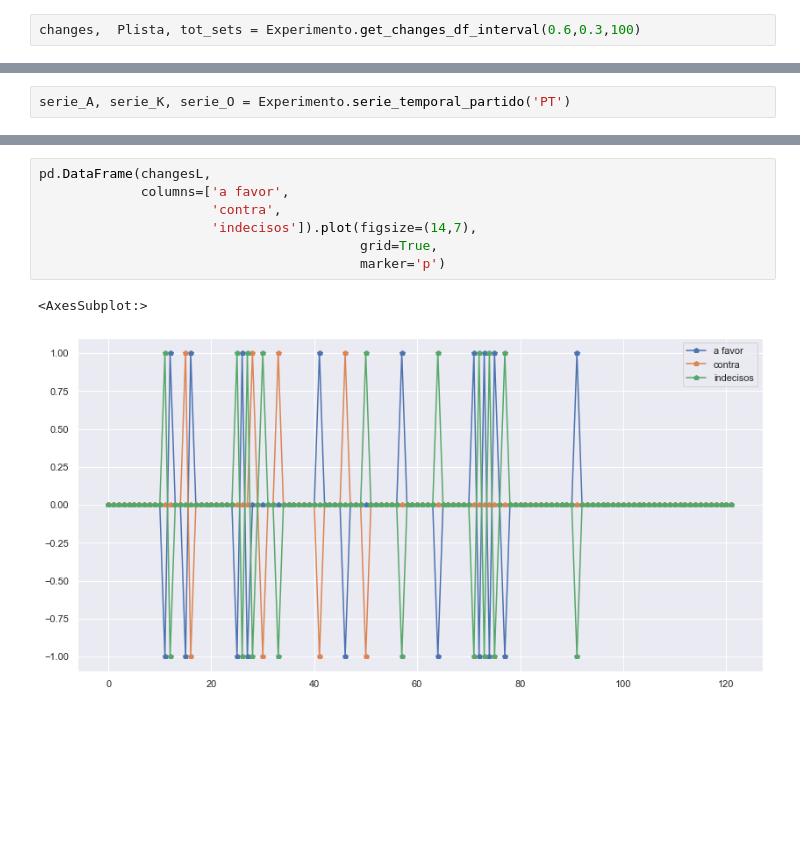
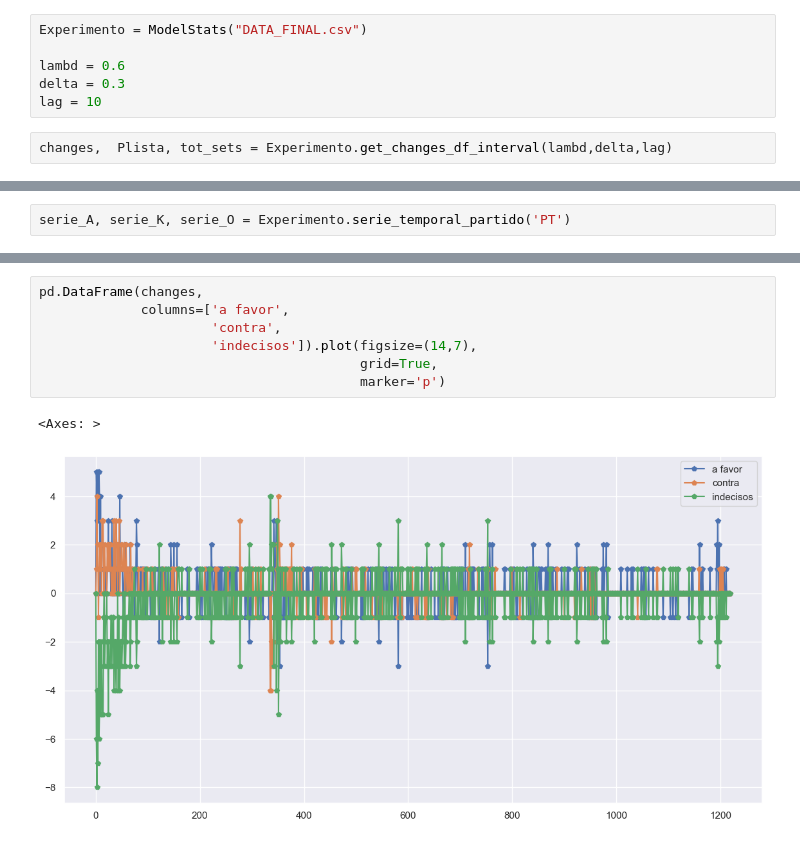
Before and after one commit to htrpch/politcalShit, a Jupyter notebook: ShowModel.ipynb, the cells around one changed output, grey strips where cells are left out. Drawn from its saved outputs; the diff is of its cells as text; blank space fills up the shorter version.

```diff
--- a/ShowModel.ipynb
+++ b/ShowModel.ipynb
@@ -17,2 +12,8 @@ lambd = [0.4, 0.6, 0.8]
+# %%
+Experimento = ModelStats("DATA_FINAL.csv")
+
+lambd = 0.6
+delta = 0.3
+lag = 10
 # %%
-changes,  Plista, tot_sets = Experimento.get_changes_df_interval(0.6,0.3,100)
+changes,  Plista, tot_sets = Experimento.get_changes_df_interval(lambd,delta,lag)
@@ -161,13 +156,13 @@ plt.show()
 # %%
-pd.DataFrame(changesL,
+pd.DataFrame(changes,
              columns=['a favor',
                       'contra',
                       'indecisos']).plot(figsize=(14,7),
                                          grid=True,
                                          marker='p')
 # %% [output]
-<AxesSubplot:>
+<Axes: >
-[figure, old version]
+[figure, new version]
 # %%
 pd.DataFrame(changes,
              columns=['A',
```
Also changed, not shown: parts of 22 cells of this notebook.
